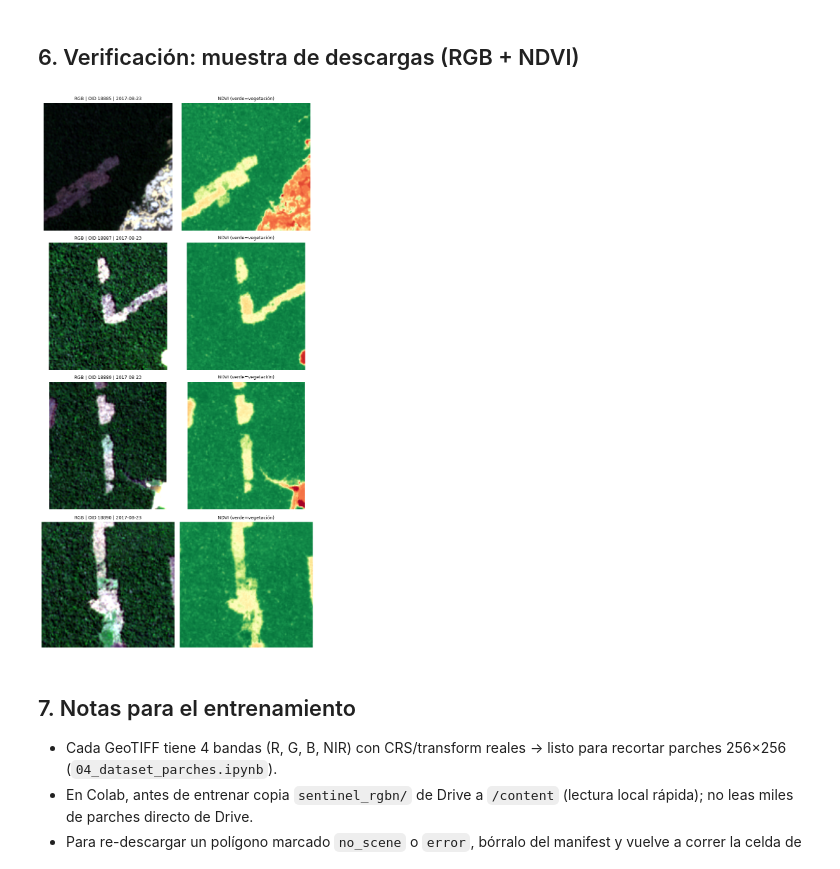
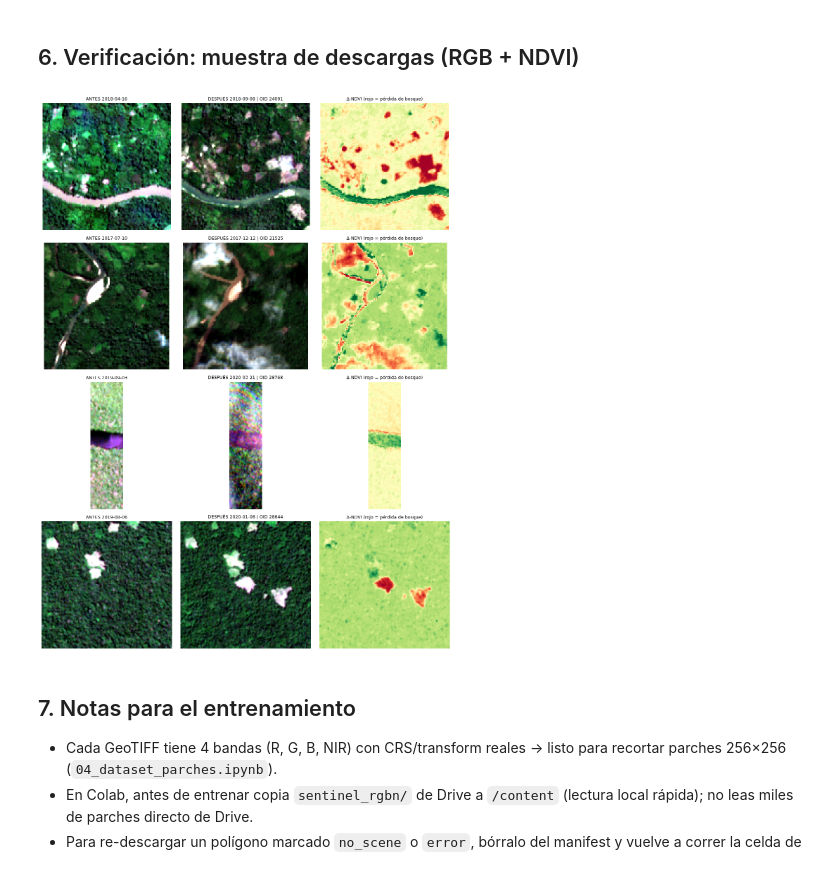
Before and after one commit to vlazop/deep-peru-forest, a Jupyter notebook: 02_descarga_sentinel2.ipynb, the cells around one changed output. Drawn from its saved outputs; the diff is of its cells as text; code cells hidden in the pictures.

```diff
--- a/02_descarga_sentinel2.ipynb
+++ b/02_descarga_sentinel2.ipynb
@@ -362,31 +443,38 @@ Total en manifest: 895 | Imágenes en disco: 872
 # %%
 import matplotlib.pyplot as plt
 
 def stretch(a, lo=2, hi=98):
     a = a.astype("float32"); pl, ph = np.percentile(a, [lo, hi])
     return np.clip((a - pl) / (ph - pl + 1e-6), 0, 1)
 
-# solo .tif de 4 bandas (descarta RGB viejos de 3 bandas)
-oks = [r for r in load_manifest().values()
-       if r.get("status") == "ok" and is_valid_tif(r.get("path"))][:4]
+def ndvi(arr):
+    R, N = arr[0], arr[3]
+    return (N - R) / (N + R + 1e-6)
+
+# pares ok con ambas imágenes válidas
+oks = [r for r in load_manifest().values() if is_done(r) and r.get("status") == "ok"][:4]
 if oks:
-    fig, axes = plt.subplots(len(oks), 2, figsize=(8, 4 * len(oks)))
+    fig, axes = plt.subplots(len(oks), 3, figsize=(12, 4 * len(oks)))
     axes = np.atleast_2d(axes)
     for ax_row, rec in zip(axes, oks):
-        with rasterio.open(rec["path"]) as src:
-            arr = src.read().astype("float32")   # (4, H, W): R,G,B,NIR
-        rgb = np.dstack([stretch(arr[i]) for i in range(3)])
-        R, N = arr[0], arr[3]
-        ndvi = (N - R) / (N + R + 1e-6)
-        ax_row[0].imshow(rgb); ax_row[0].set_title(f"RGB | OID {rec['objectid']} | {rec['datetime']}", fontsize=9)
-        im = ax_row[1].imshow(ndvi, cmap="RdYlGn", vmin=-0.2, vmax=0.9)
-        ax_row[1].set_title("NDVI (verde=vegetación)", fontsize=9)
-        for a in ax_row: a.axis("off")
-    plt.tight_layout(); plt.savefig(str(DATA_DIR / "sentinel_rgbn_muestra.png"), dpi=110, bbox_inches="tight"); plt.show()
+        with rasterio.open(rec["antes"]["path"]) as s:
+            a = s.read().astype("float32")
+        with rasterio.open(rec["despues"]["path"]) as s:
+            b = s.read().astype("float32")
+        ax_row[0].imshow(np.dstack([stretch(a[i]) for i in range(3)]))
+        ax_row[0].set_title(f"ANTES {rec['antes']['datetime']}", fontsize=9)
+        ax_row[1].imshow(np.dstack([stretch(b[i]) for i in range(3)]))
+        ax_row[1].set_title(f"DESPUÉS {rec['despues']['datetime']} | OID {rec['objectid']}", fontsize=9)
+        # Δ-NDVI = NDVI_antes - NDVI_despues. Alto (rojo) donde se perdió vegetación.
+        dndvi = ndvi(a) - ndvi(b)
+        ax_row[2].imshow(dndvi, cmap="RdYlGn_r", vmin=-0.3, vmax=0.6)
+        ax_row[2].set_title("Δ-NDVI (rojo = pérdida de bosque)", fontsize=9)
+        for ax in ax_row: ax.axis("off")
+    plt.tight_layout(); plt.savefig(str(DATA_DIR / "sentinel_cd_muestra.png"), dpi=110, bbox_inches="tight"); plt.show()
 else:
-    print("Aún no hay descargas ok de 4 bandas en el manifest.")
+    print("Aún no hay pares ok (antes+después) en el manifest.")
 # %% [output]
-[figure, old version]
+[figure, new version]
 # %% [markdown]
 ## 7. Notas para el entrenamiento
 
```
Also changed, not shown: parts of 5 cells of this notebook, 3 other files.
